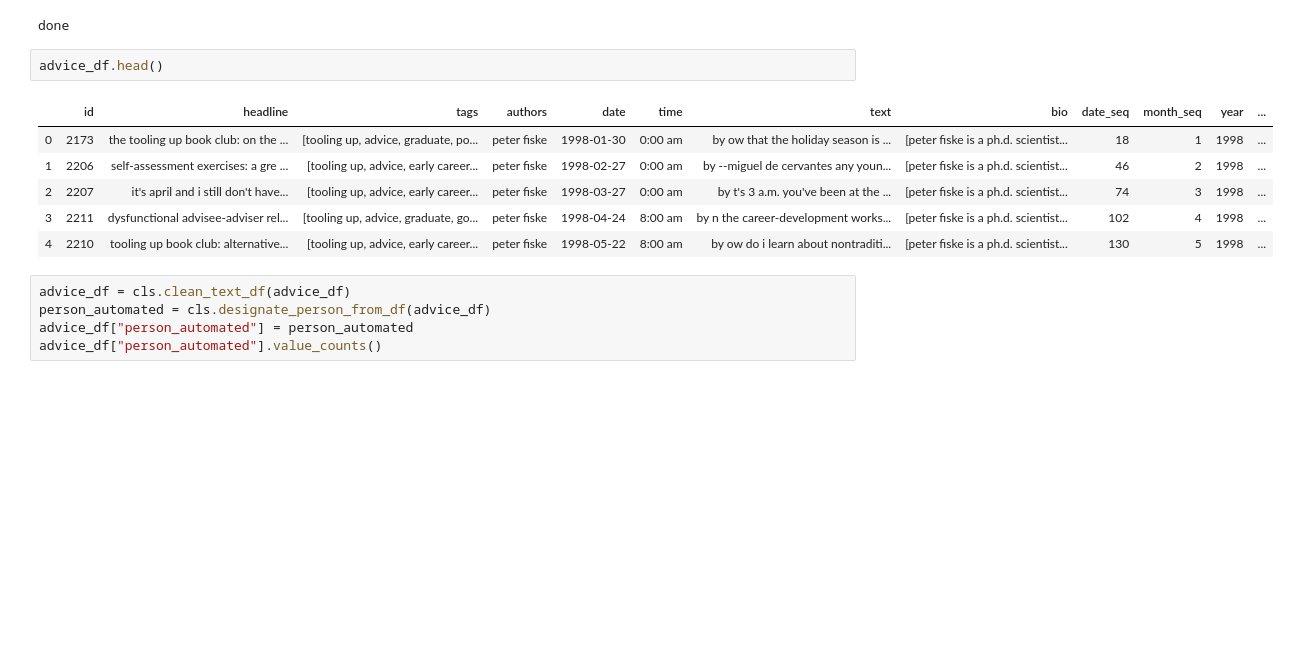
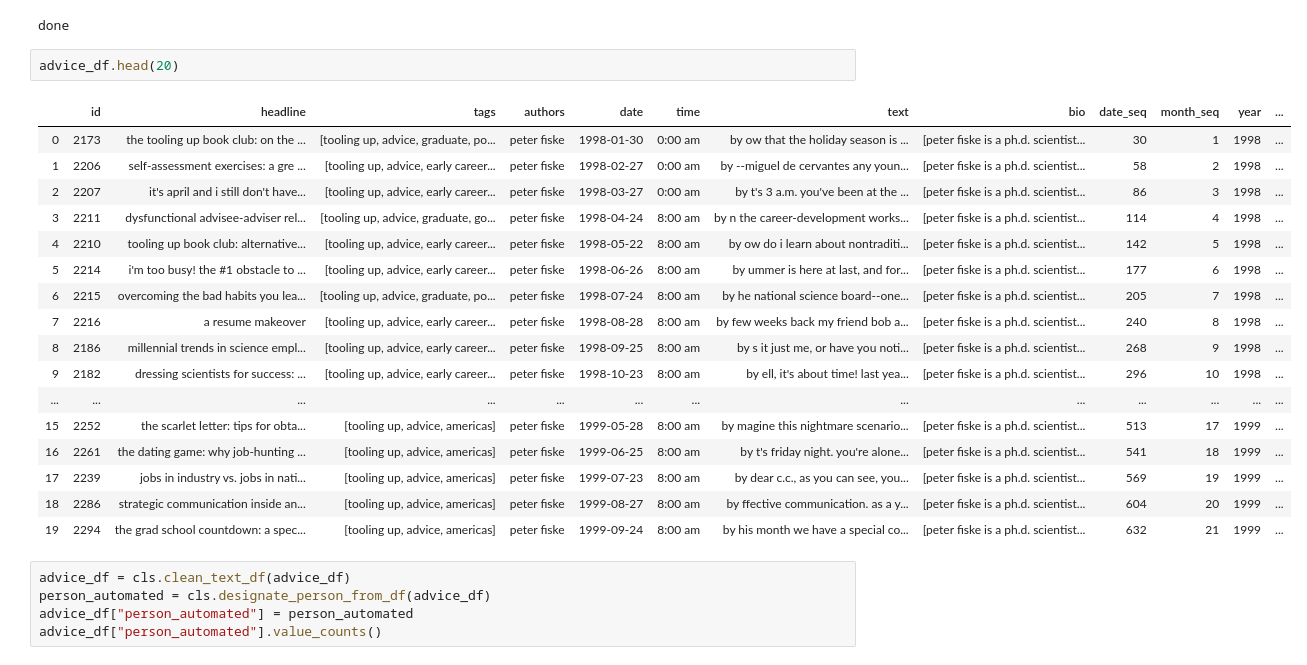
Before and after one commit to crboothb/sciencemag-careers-analysis, a Jupyter notebook: scripts/classifier_test2.ipynb, the cells around one changed output. Cells and saved outputs as stored; diff of their text form; blank space fills up the shorter version.

Commit message:
still trying to fix dates

```diff
--- a/scripts/classifier_test2.ipynb
+++ b/scripts/classifier_test2.ipynb
@@ -116,14 +117,25 @@ print("done")
 # %% [output]
 done
 # %%
-advice_df.head()
+advice_df.head(20)
 # %% [output]
 |  | id | headline | tags | authors | date | time | text | bio | date_seq | month_seq | year | ... |
-| 0 | 2173 | the tooling up book club: on the ... | [tooling up, advice, graduate, po... | peter fiske | 1998-01-30 | 0:00 am | by ow that the holiday season is ... | [peter fiske is a ph.d. scientist... | 18 | 1 | 1998 | ... |
-| 1 | 2206 | self-assessment exercises: a gre ... | [tooling up, advice, early career... | peter fiske | 1998-02-27 | 0:00 am | by --miguel de cervantes any youn... | [peter fiske is a ph.d. scientist... | 46 | 2 | 1998 | ... |
-| 2 | 2207 | it's april and i still don't have... | [tooling up, advice, early career... | peter fiske | 1998-03-27 | 0:00 am | by t's 3 a.m. you've been at the ... | [peter fiske is a ph.d. scientist... | 74 | 3 | 1998 | ... |
-| 3 | 2211 | dysfunctional advisee-adviser rel... | [tooling up, advice, graduate, go... | peter fiske | 1998-04-24 | 8:00 am | by n the career-development works... | [peter fiske is a ph.d. scientist... | 102 | 4 | 1998 | ... |
-| 4 | 2210 | tooling up book club: alternative... | [tooling up, advice, early career... | peter fiske | 1998-05-22 | 8:00 am | by ow do i learn about nontraditi... | [peter fiske is a ph.d. scientist... | 130 | 5 | 1998 | ... |
+| 0 | 2173 | the tooling up book club: on the ... | [tooling up, advice, graduate, po... | peter fiske | 1998-01-30 | 0:00 am | by ow that the holiday season is ... | [peter fiske is a ph.d. scientist... | 30 | 1 | 1998 | ... |
+| 1 | 2206 | self-assessment exercises: a gre ... | [tooling up, advice, early career... | peter fiske | 1998-02-27 | 0:00 am | by --miguel de cervantes any youn... | [peter fiske is a ph.d. scientist... | 58 | 2 | 1998 | ... |
+| 2 | 2207 | it's april and i still don't have... | [tooling up, advice, early career... | peter fiske | 1998-03-27 | 0:00 am | by t's 3 a.m. you've been at the ... | [peter fiske is a ph.d. scientist... | 86 | 3 | 1998 | ... |
+| 3 | 2211 | dysfunctional advisee-adviser rel... | [tooling up, advice, graduate, go... | peter fiske | 1998-04-24 | 8:00 am | by n the career-development works... | [peter fiske is a ph.d. scientist... | 114 | 4 | 1998 | ... |
+| 4 | 2210 | tooling up book club: alternative... | [tooling up, advice, early career... | peter fiske | 1998-05-22 | 8:00 am | by ow do i learn about nontraditi... | [peter fiske is a ph.d. scientist... | 142 | 5 | 1998 | ... |
+| 5 | 2214 | i'm too busy! the #1 obstacle to ... | [tooling up, advice, early career... | peter fiske | 1998-06-26 | 8:00 am | by ummer is here at last, and for... | [peter fiske is a ph.d. scientist... | 177 | 6 | 1998 | ... |
+| 6 | 2215 | overcoming the bad habits you lea... | [tooling up, advice, graduate, po... | peter fiske | 1998-07-24 | 8:00 am | by he national science board--one... | [peter fiske is a ph.d. scientist... | 205 | 7 | 1998 | ... |
+| 7 | 2216 | a resume makeover | [tooling up, advice, early career... | peter fiske | 1998-08-28 | 8:00 am | by few weeks back my friend bob a... | [peter fiske is a ph.d. scientist... | 240 | 8 | 1998 | ... |
+| 8 | 2186 | millennial trends in science empl... | [tooling up, advice, early career... | peter fiske | 1998-09-25 | 8:00 am | by s it just me, or have you noti... | [peter fiske is a ph.d. scientist... | 268 | 9 | 1998 | ... |
+| 9 | 2182 | dressing scientists for success: ... | [tooling up, advice, early career... | peter fiske | 1998-10-23 | 8:00 am | by ell, it's about time! last yea... | [peter fiske is a ph.d. scientist... | 296 | 10 | 1998 | ... |
+| ... | ... | ... | ... | ... | ... | ... | ... | ... | ... | ... | ... | ... |
+| 15 | 2252 | the scarlet letter: tips for obta... | [tooling up, advice, americas] | peter fiske | 1999-05-28 | 8:00 am | by magine this nightmare scenario... | [peter fiske is a ph.d. scientist... | 513 | 17 | 1999 | ... |
+| 16 | 2261 | the dating game: why job-hunting ... | [tooling up, advice, americas] | peter fiske | 1999-06-25 | 8:00 am | by t's friday night. you're alone... | [peter fiske is a ph.d. scientist... | 541 | 18 | 1999 | ... |
+| 17 | 2239 | jobs in industry vs. jobs in nati... | [tooling up, advice, americas] | peter fiske | 1999-07-23 | 8:00 am | by dear c.c., as you can see, you... | [peter fiske is a ph.d. scientist... | 569 | 19 | 1999 | ... |
+| 18 | 2286 | strategic communication inside an... | [tooling up, advice, americas] | peter fiske | 1999-08-27 | 8:00 am | by ffective communication. as a y... | [peter fiske is a ph.d. scientist... | 604 | 20 | 1999 | ... |
+| 19 | 2294 | the grad school countdown: a spec... | [tooling up, advice, americas] | peter fiske | 1999-09-24 | 8:00 am | by his month we have a special co... | [peter fiske is a ph.d. scientist... | 632 | 21 | 1999 | ... |
 # %%
 advice_df = cls.clean_text_df(advice_df)
 person_automated = cls.designate_person_from_df(advice_df)
```
Also changed, not shown: parts of 12 cells of this notebook, 1 other file.
